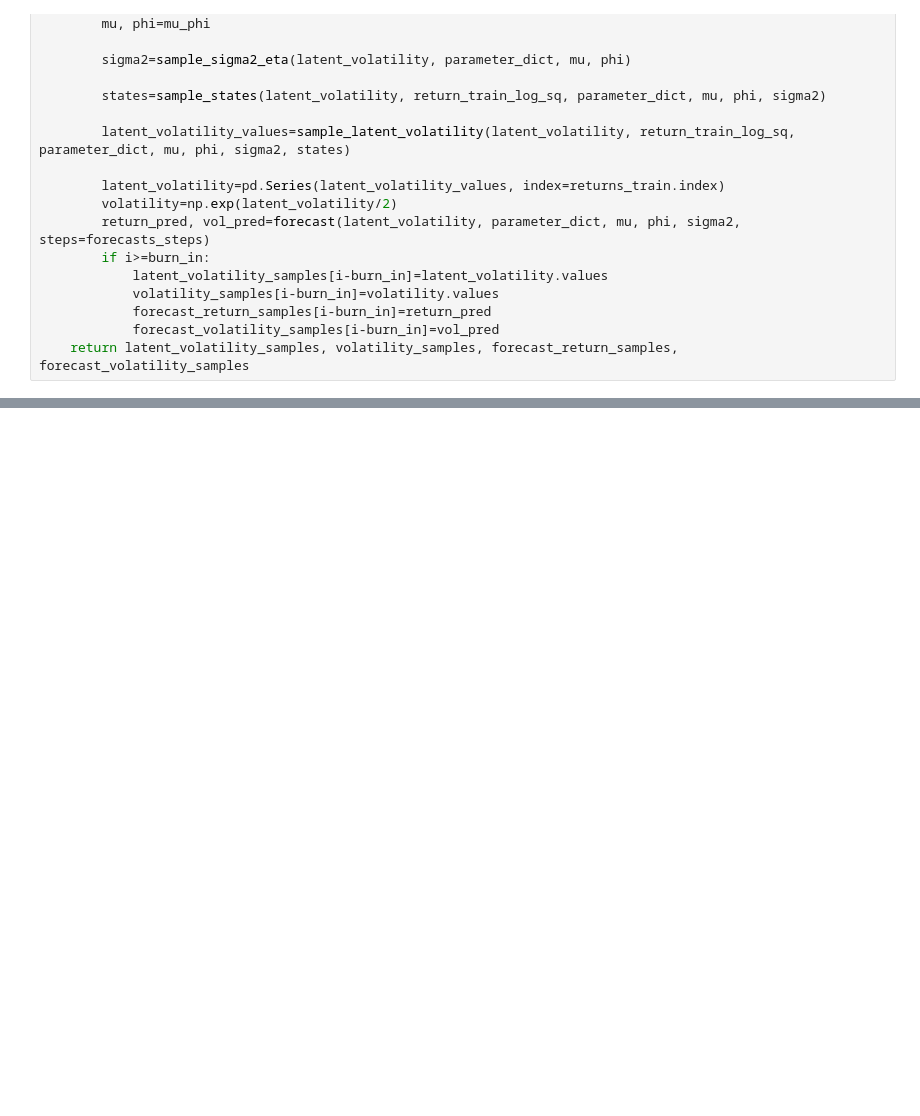
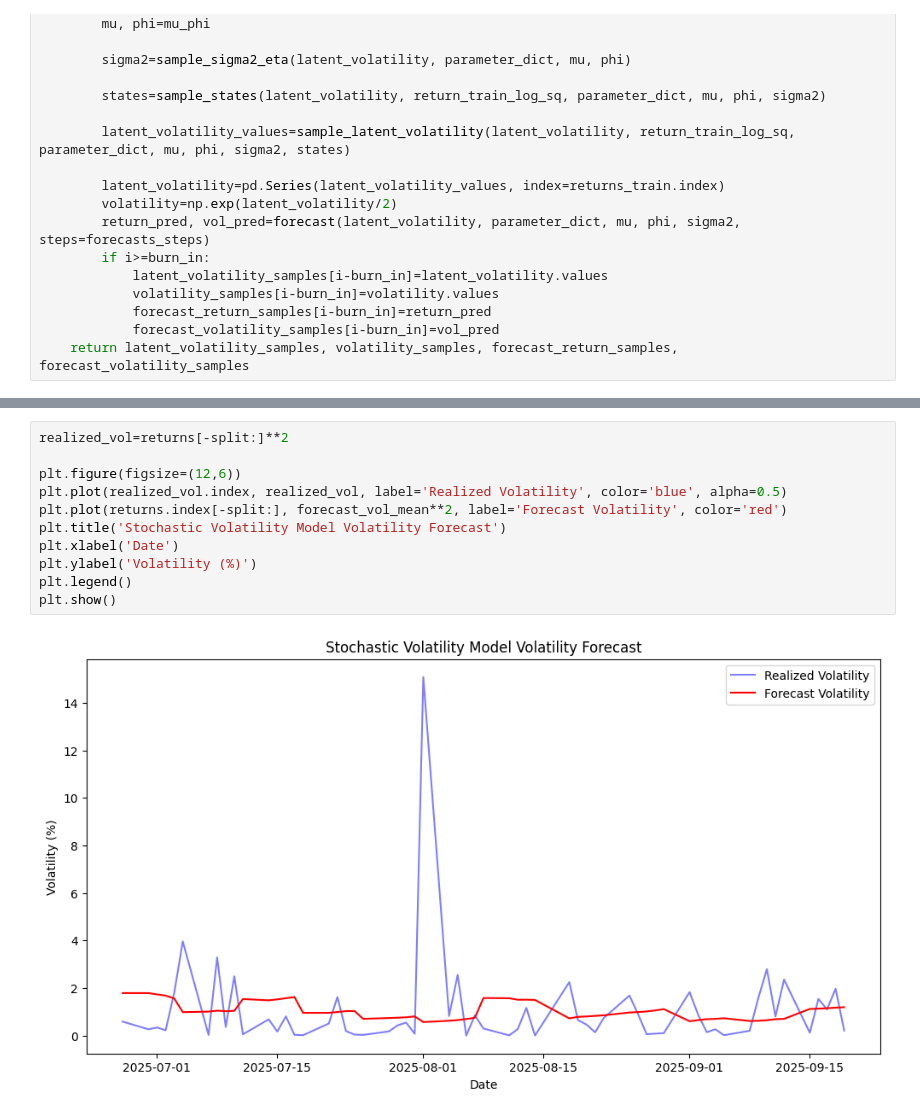
Before and after one commit to Green-grape/baysian_econometric, a Jupyter notebook: chapter9_highend_timeseries_model/stochastic_volatility_model.ipynb, the cells around one changed output, grey strips where cells are left out. Saved outputs shown, nothing was run; the diff lists cells and outputs as text; blank space fills up the shorter version.

```diff
--- a/chapter9_highend_timeseries_model/stochastic_volatility_model.ipynb
+++ b/chapter9_highend_timeseries_model/stochastic_volatility_model.ipynb
@@ -216,0 +217,13 @@ plt.legend()
+# %%
+realized_vol=returns[-split:]**2
+
+plt.figure(figsize=(12,6))
+plt.plot(realized_vol.index, realized_vol, label='Realized Volatility', color='blue', alpha=0.5)
+plt.plot(returns.index[-split:], forecast_vol_mean**2, label='Forecast Volatility', color='red')
+plt.title('Stochastic Volatility Model Volatility Forecast')
+plt.xlabel('Date')
+plt.ylabel('Volatility (%)')
+plt.legend()
+plt.show()
+# %% [output]
+[figure, added]
```
Also changed, not shown: parts of 2 cells of this notebook.
